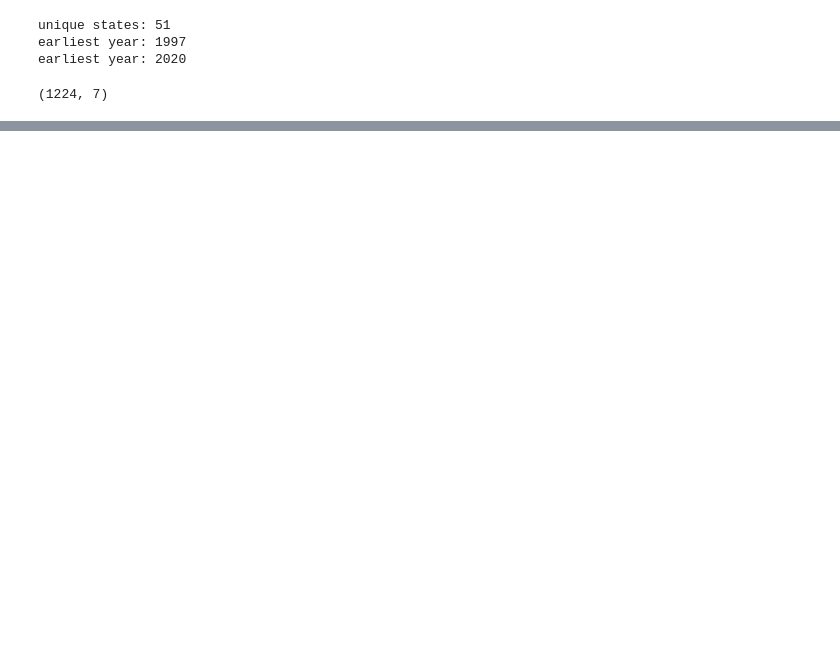
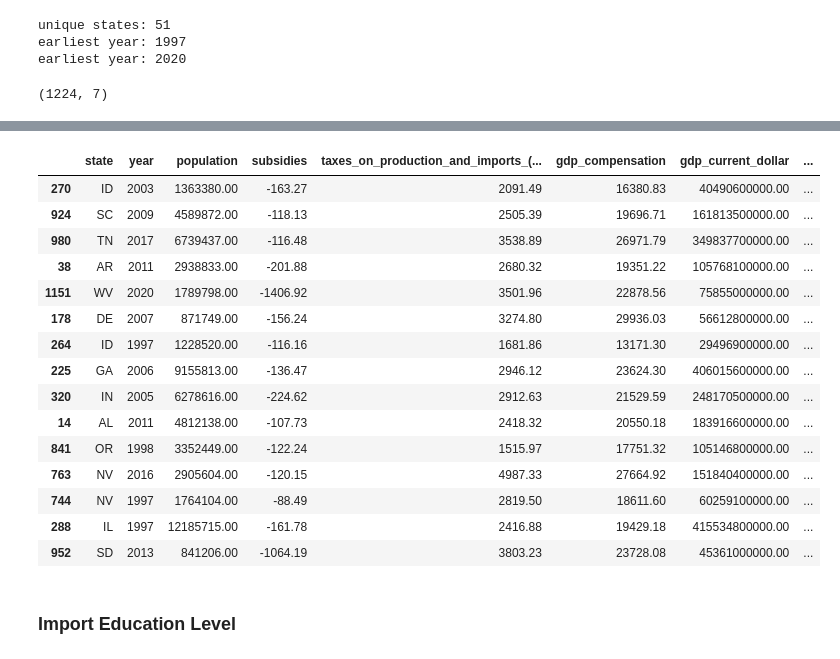
Before and after one commit to adfrisealach/320_final_project, a Jupyter notebook: Integration_workspace.ipynb, the cells around one changed output, grey strips where cells are left out. Drawn from its saved outputs; the diff is of its cells as text; code cells hidden in the pictures; blank space fills up the shorter version.

```diff
--- a/Integration_workspace.ipynb
+++ b/Integration_workspace.ipynb
@@ -74,0 +330,4 @@ df_core = df_gdp.merge(df_pop, how='inner', on=['state','year'])
+# %%
+df_core = magic_merge(df_core, house_occ_bool)
+
+df_core.sample(10)
@@ -74,0 +348,4 @@ df_core = df_gdp.merge(df_pop, how='inner', on=['state','year'])
+# %%
+stud_rev = pd.read_csv('tot_revenue_student_state_annual_clean.csv')
+
+stud_rev.head(5)
@@ -74,0 +359,4 @@ df_core = df_gdp.merge(df_pop, how='inner', on=['state','year'])
+# %%
+df_core = magic_merge(df_core, stud_rev)
+
+df_core.sample(10)
@@ -74,0 +377,4 @@ df_core = df_gdp.merge(df_pop, how='inner', on=['state','year'])
+# %%
+stud_spend = pd.read_csv('tot_spend_student_state_annual_clean.csv')
+
+stud_spend.head(5)
@@ -74,0 +388,23 @@ df_core = df_gdp.merge(df_pop, how='inner', on=['state','year'])
+# %%
+df_core = magic_merge(df_core, stud_spend)
+
+df_core.sample(15)
+# %% [output]
+|  | state | year | population | subsidies | taxes_on_production_and_imports_(... | gdp_compensation | gdp_current_dollar | ... |
+| 270 | ID | 2003 | 1363380.00 | -163.27 | 2091.49 | 16380.83 | 40490600000.00 | ... |
+| 924 | SC | 2009 | 4589872.00 | -118.13 | 2505.39 | 19696.71 | 161813500000.00 | ... |
+| 980 | TN | 2017 | 6739437.00 | -116.48 | 3538.89 | 26971.79 | 349837700000.00 | ... |
+| 38 | AR | 2011 | 2938833.00 | -201.88 | 2680.32 | 19351.22 | 105768100000.00 | ... |
+| 1151 | WV | 2020 | 1789798.00 | -1406.92 | 3501.96 | 22878.56 | 75855000000.00 | ... |
+| 178 | DE | 2007 | 871749.00 | -156.24 | 3274.80 | 29936.03 | 56612800000.00 | ... |
+| 264 | ID | 1997 | 1228520.00 | -116.16 | 1681.86 | 13171.30 | 29496900000.00 | ... |
+| 225 | GA | 2006 | 9155813.00 | -136.47 | 2946.12 | 23624.30 | 406015600000.00 | ... |
+| 320 | IN | 2005 | 6278616.00 | -224.62 | 2912.63 | 21529.59 | 248170500000.00 | ... |
+| 14 | AL | 2011 | 4812138.00 | -107.73 | 2418.32 | 20550.18 | 183916600000.00 | ... |
+| 841 | OR | 1998 | 3352449.00 | -122.24 | 1515.97 | 17751.32 | 105146800000.00 | ... |
+| 763 | NV | 2016 | 2905604.00 | -120.15 | 4987.33 | 27664.92 | 151840400000.00 | ... |
+| 744 | NV | 1997 | 1764104.00 | -88.49 | 2819.50 | 18611.60 | 60259100000.00 | ... |
+| 288 | IL | 1997 | 12185715.00 | -161.78 | 2416.88 | 19429.18 | 415534800000.00 | ... |
+| 952 | SD | 2013 | 841206.00 | -1064.19 | 3803.23 | 23728.08 | 45361000000.00 | ... |
+# %% [markdown]
+### Import Education Level
```
Also changed, not shown: parts of 106 cells of this notebook, 47 other files.
